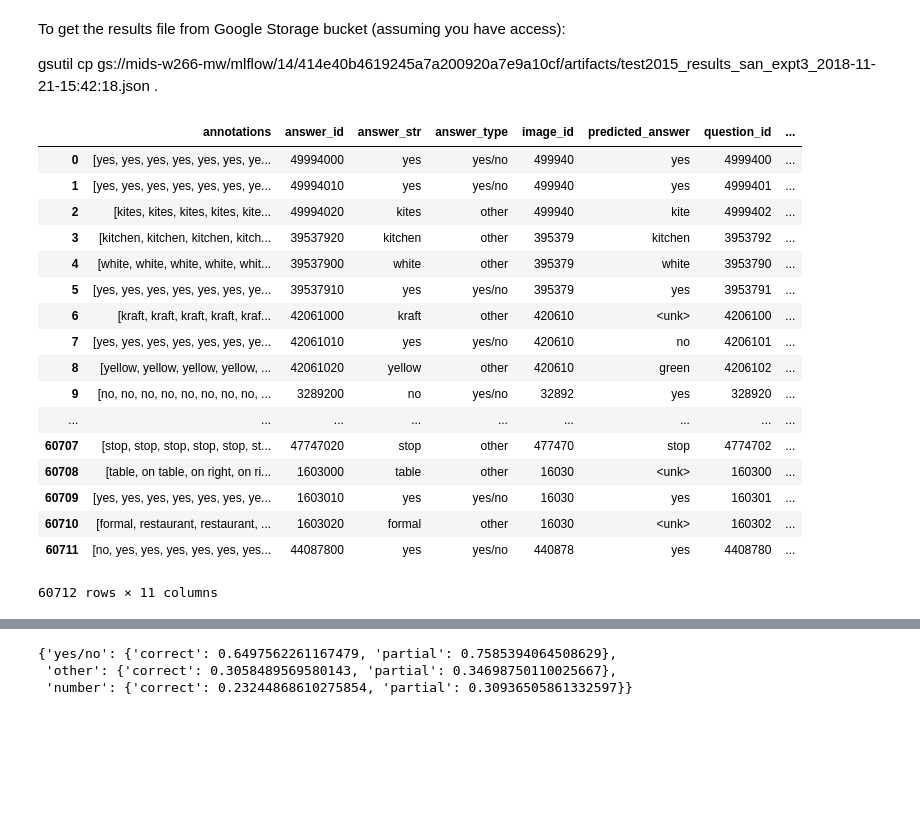
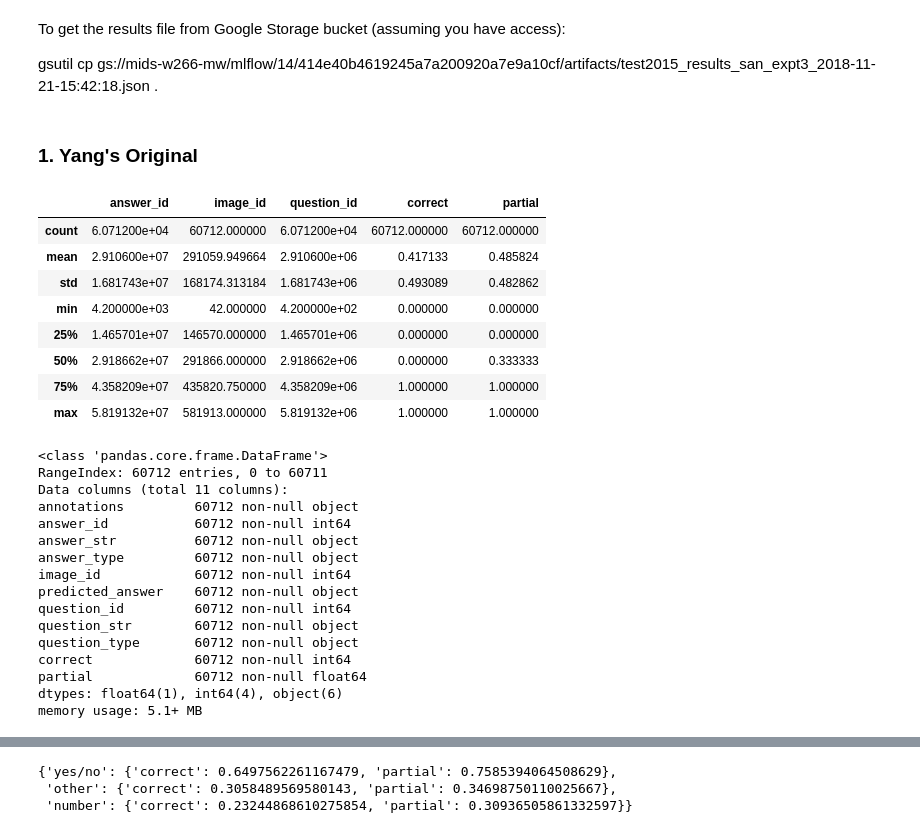
Before and after one commit to mwinton/w266-final-project, a Jupyter notebook: bin/postprocess.ipynb, the cells around one changed output, grey strips where cells are left out. Drawn from its saved outputs; the diff is of its cells as text; code cells hidden in the pictures; blank space fills up the shorter version.

```diff
--- a/bin/postprocess.ipynb
+++ b/bin/postprocess.ipynb
@@ -36,21 +25,42 @@ df['partial'] = df.apply(_partial_acc, axis=1)
+# %% [markdown]
+### 1. Yang's Original
+# %%
+json_results_path = '/home/rachel_sk_ho/w266-final-project/results/test2015_results_san_expt0_2018-11-22-23:17:22.json'
+
+with open(json_results_path) as f:
+    resultsj = json.load(f)
+
+df = pd.DataFrame(resultsj)
+df['correct'] = (df['answer_str'].str.strip().str.lower() == df['predicted_answer'].str.strip().str.lower()).astype(int)
+df['partial'] = df.apply(_partial_acc, axis=1)
 # %%
-df
+df.describe()
 # %% [output]
-|  | annotations | answer_id | answer_str | answer_type | image_id | predicted_answer | question_id | ... |
-| 0 | [yes, yes, yes, yes, yes, yes, ye... | 49994000 | yes | yes/no | 499940 | yes | 4999400 | ... |
-| 1 | [yes, yes, yes, yes, yes, yes, ye... | 49994010 | yes | yes/no | 499940 | yes | 4999401 | ... |
-| 2 | [kites, kites, kites, kites, kite... | 49994020 | kites | other | 499940 | kite | 4999402 | ... |
-| 3 | [kitchen, kitchen, kitchen, kitch... | 39537920 | kitchen | other | 395379 | kitchen | 3953792 | ... |
-| 4 | [white, white, white, white, whit... | 39537900 | white | other | 395379 | white | 3953790 | ... |
-| 5 | [yes, yes, yes, yes, yes, yes, ye... | 39537910 | yes | yes/no | 395379 | yes | 3953791 | ... |
-| 6 | [kraft, kraft, kraft, kraft, kraf... | 42061000 | kraft | other | 420610 | <unk> | 4206100 | ... |
-| 7 | [yes, yes, yes, yes, yes, yes, ye... | 42061010 | yes | yes/no | 420610 | no | 4206101 | ... |
-| 8 | [yellow, yellow, yellow, yellow, ... | 42061020 | yellow | other | 420610 | green | 4206102 | ... |
-| 9 | [no, no, no, no, no, no, no, no, ... | 3289200 | no | yes/no | 32892 | yes | 328920 | ... |
-| ... | ... | ... | ... | ... | ... | ... | ... | ... |
-| 60707 | [stop, stop, stop, stop, stop, st... | 47747020 | stop | other | 477470 | stop | 4774702 | ... |
-| 60708 | [table, on table, on right, on ri... | 1603000 | table | other | 16030 | <unk> | 160300 | ... |
-| 60709 | [yes, yes, yes, yes, yes, yes, ye... | 1603010 | yes | yes/no | 16030 | yes | 160301 | ... |
-| 60710 | [formal, restaurant, restaurant, ... | 1603020 | formal | other | 16030 | <unk> | 160302 | ... |
-| 60711 | [no, yes, yes, yes, yes, yes, yes... | 44087800 | yes | yes/no | 440878 | yes | 4408780 | ... |
+|  | answer_id | image_id | question_id | correct | partial |
+| count | 6.071200e+04 | 60712.000000 | 6.071200e+04 | 60712.000000 | 60712.000000 |
+| mean | 2.910600e+07 | 291059.949664 | 2.910600e+06 | 0.417133 | 0.485824 |
+| std | 1.681743e+07 | 168174.313184 | 1.681743e+06 | 0.493089 | 0.482862 |
+| min | 4.200000e+03 | 42.000000 | 4.200000e+02 | 0.000000 | 0.000000 |
+| 25% | 1.465701e+07 | 146570.000000 | 1.465701e+06 | 0.000000 | 0.000000 |
+| 50% | 2.918662e+07 | 291866.000000 | 2.918662e+06 | 0.000000 | 0.333333 |
+| 75% | 4.358209e+07 | 435820.750000 | 4.358209e+06 | 1.000000 | 1.000000 |
+| max | 5.819132e+07 | 581913.000000 | 5.819132e+06 | 1.000000 | 1.000000 |
-60712 rows × 11 columns
+# %%
+df.info()
+# %% [output]
+<class 'pandas.core.frame.DataFrame'>
+RangeIndex: 60712 entries, 0 to 60711
+Data columns (total 11 columns):
+annotations         60712 non-null object
+answer_id           60712 non-null int64
+answer_str          60712 non-null object
+answer_type         60712 non-null object
+image_id            60712 non-null int64
+predicted_answer    60712 non-null object
+question_id         60712 non-null int64
+question_str        60712 non-null object
+question_type       60712 non-null object
+correct             60712 non-null int64
+partial             60712 non-null float64
+dtypes: float64(1), int64(4), object(6)
+memory usage: 5.1+ MB
```
Also changed, not shown: parts of 45 cells of this notebook.
